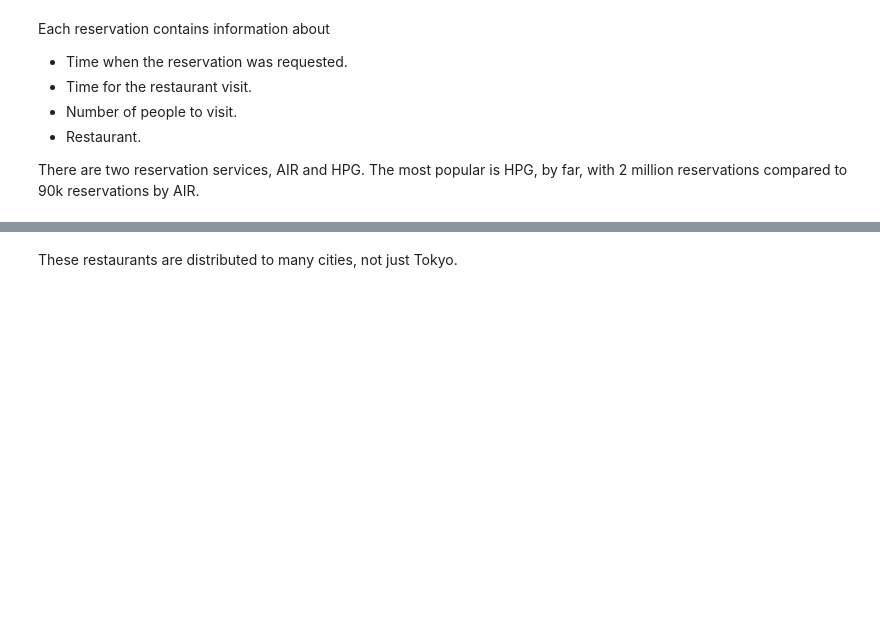
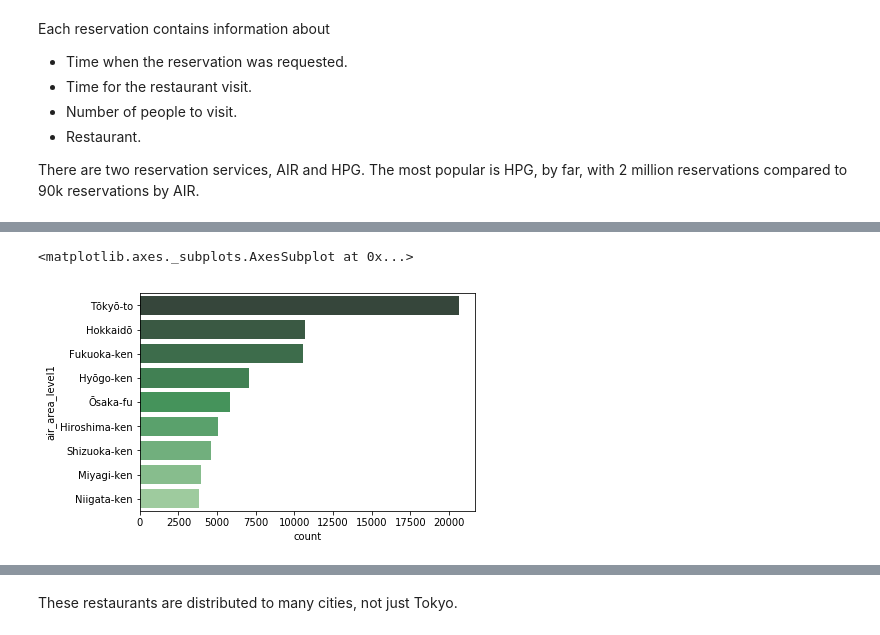
Before and after one commit to tiagobbatalhao/TimeSeriesChallenge, a Jupyter notebook: ExploratoryAnalysis.ipynb, the cells around one changed output, grey strips where cells are left out. Drawn from its saved outputs; the diff is of its cells as text; code cells hidden in the pictures; blank space fills up the shorter version.

```diff
--- a/ExploratoryAnalysis.ipynb
+++ b/ExploratoryAnalysis.ipynb
@@ -110,0 +220,7 @@ ax.set_ylabel('Latitude (compared to Tokyo)');
+# %%
+onlyAIR = reservations[reservations['service']=='AIR']
+counts = onlyAIR['air_area_level1'].value_counts()
+sns.countplot(y='air_area_level1', data=onlyAIR, order=counts.keys(), palette='Greens_d')
+# %% [output]
+<matplotlib.axes._subplots.AxesSubplot at 0x...>
+[figure, added]
```
Also changed, not shown: parts of 92 cells of this notebook, 1 other file.
